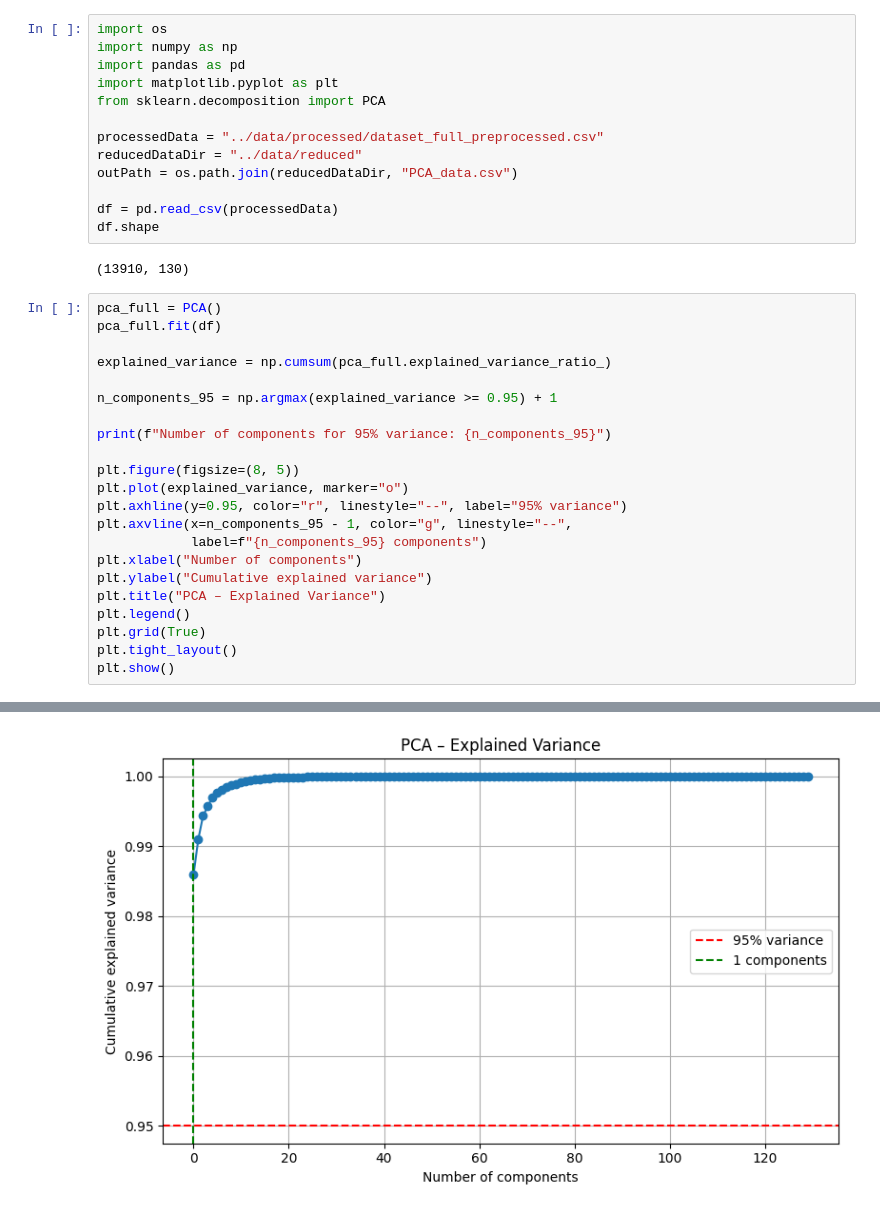
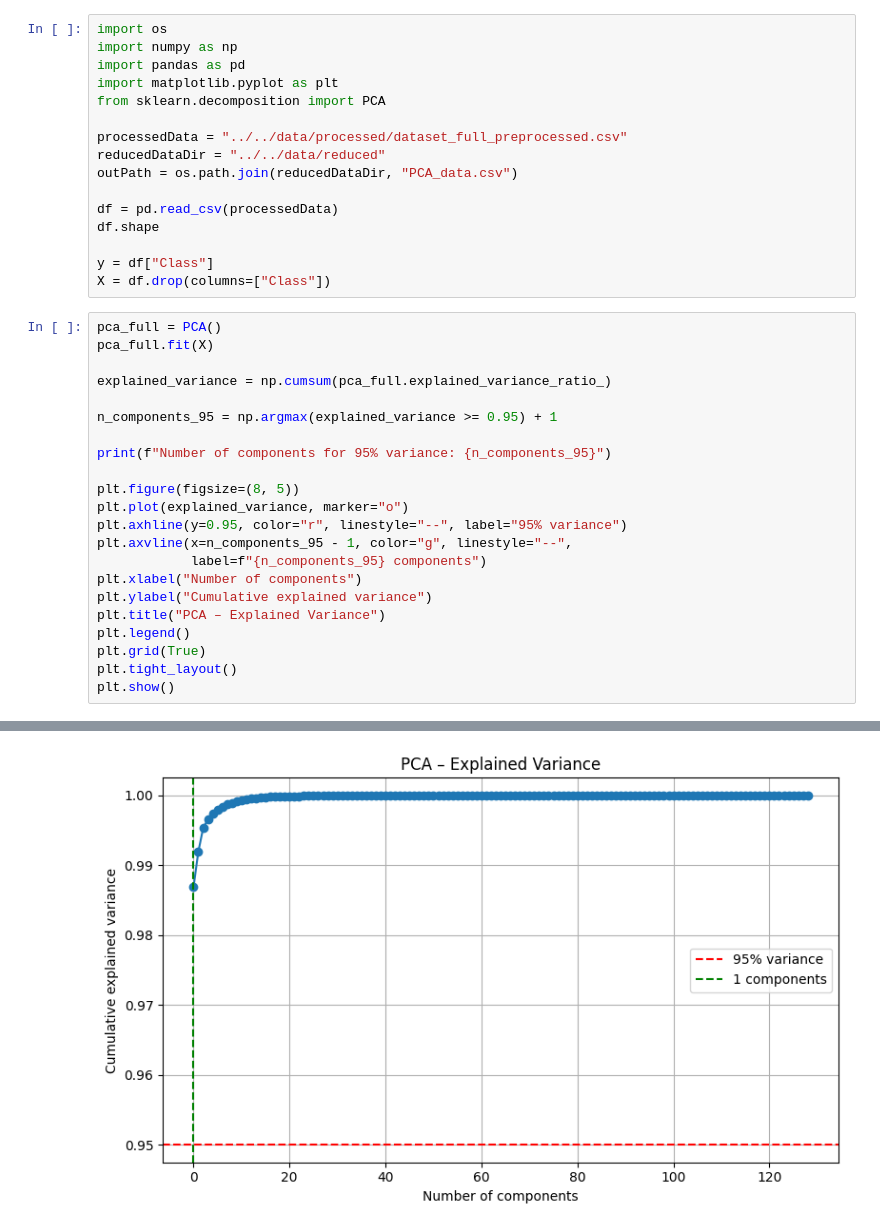
Before and after one commit to doktorfilip1/FlowSOM-vs-standard-clustering-algorithms, a Jupyter notebook: src/Reduction/PCA_reduction.ipynb, the cells around one changed output, grey strips where cells are left out. Drawn from its saved outputs; the diff is of its cells as text.

```diff
--- a/src/Reduction/PCA_reduction.ipynb
+++ b/src/Reduction/PCA_reduction.ipynb
@@ -5,38 +5,39 @@ import pandas as pd
 import matplotlib.pyplot as plt
 from sklearn.decomposition import PCA
 
-processedData = "../data/processed/dataset_full_preprocessed.csv"
-reducedDataDir = "../data/reduced"
+processedData = "../../data/processed/dataset_full_preprocessed.csv"
+reducedDataDir = "../../data/reduced"
 outPath = os.path.join(reducedDataDir, "PCA_data.csv")
 
 df = pd.read_csv(processedData)
 df.shape
+
+y = df["Class"]
+X = df.drop(columns=["Class"])
-# %% [output]
-(13910, 130)
 # %%
 pca_full = PCA()
-pca_full.fit(df)
+pca_full.fit(X)
 
 explained_variance = np.cumsum(pca_full.explained_variance_ratio_)
 
 n_components_95 = np.argmax(explained_variance >= 0.95) + 1
 
 print(f"Number of components for 95% variance: {n_components_95}")
 
 plt.figure(figsize=(8, 5))
 plt.plot(explained_variance, marker="o")
 plt.axhline(y=0.95, color="r", linestyle="--", label="95% variance")
 plt.axvline(x=n_components_95 - 1, color="g", linestyle="--",
             label=f"{n_components_95} components")
 plt.xlabel("Number of components")
 plt.ylabel("Cumulative explained variance")
 plt.title("PCA – Explained Variance")
 plt.legend()
 plt.grid(True)
 plt.tight_layout()
 plt.show()
 # %% [output]
 Number of components for 95% variance: 1
-[figure, old version]
+[figure, new version]
 # %%
 pca = PCA(n_components=n_components_95)
```
Also changed, not shown: parts of 2 cells of this notebook, 3 other files.
